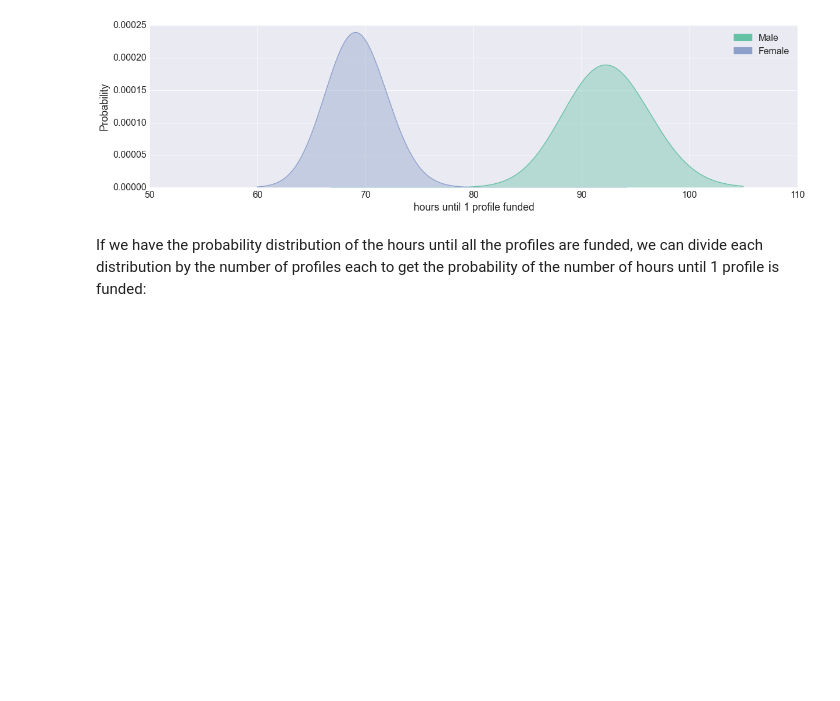
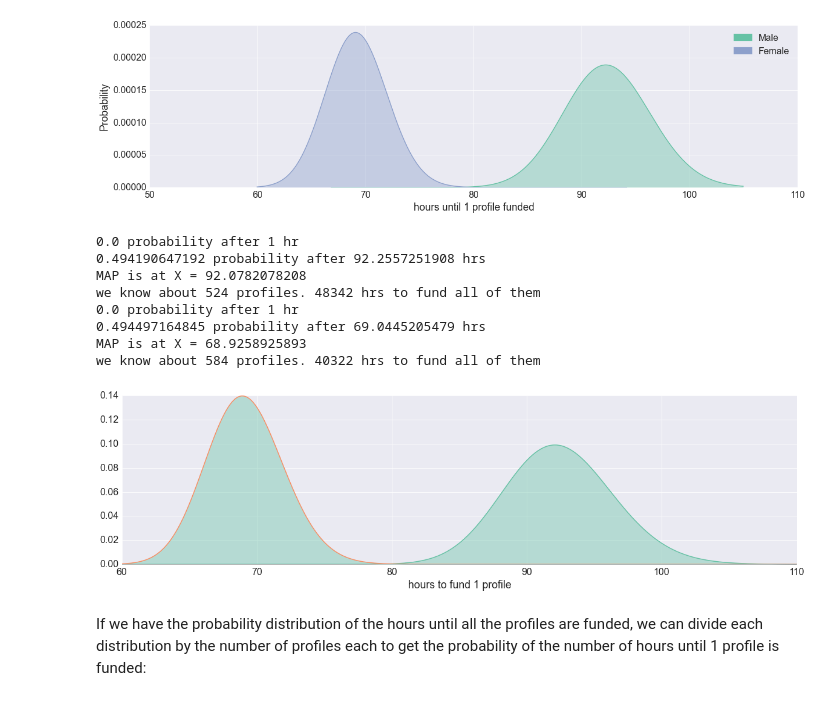
Before and after one commit to alifar76/stats-tests, a Jupyter notebook: bayesian.ipynb, the cells around one changed output. Saved outputs shown, nothing was run; the diff lists cells and outputs as text; code cells hidden in the pictures; blank space fills up the shorter version.

```diff
--- a/bayesian.ipynb
+++ b/bayesian.ipynb
@@ -318,6 +355,19 @@ plot_multiple_posterior_gamma(label='Female',
     a=35000, b=55000)
 # %% [output]
 [figure]
+# %%
+plot_invgamma(524, 48342, a=60, b=110)
+plot_invgamma(584, 40322, a=60, b=110)
+# %% [output]
+0.0 probability after 1 hr
+0.494190647192 probability after 92.2557251908 hrs
+MAP is at X = 92.0782078208
+we know about 524 profiles. 48342 hrs to fund all of them
+0.0 probability after 1 hr
+0.494497164845 probability after 69.0445205479 hrs
+MAP is at X = 68.9258925893
+we know about 584 profiles. 40322 hrs to fund all of them
+[figure, added]
 # %% [markdown]
 If we have the probability distribution of the hours until all the profiles are funded, we can divide each distribution by the number of profiles each to get the probability of the number of hours until 1 profile is funded:
 # %%
```
Also changed, not shown: parts of 7 cells of this notebook.
